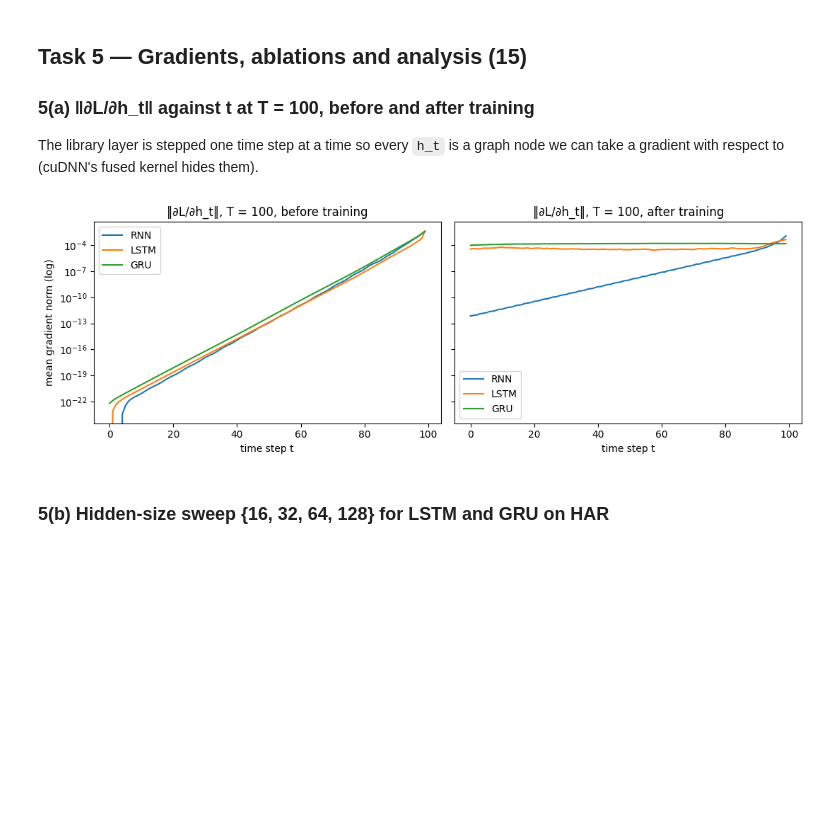
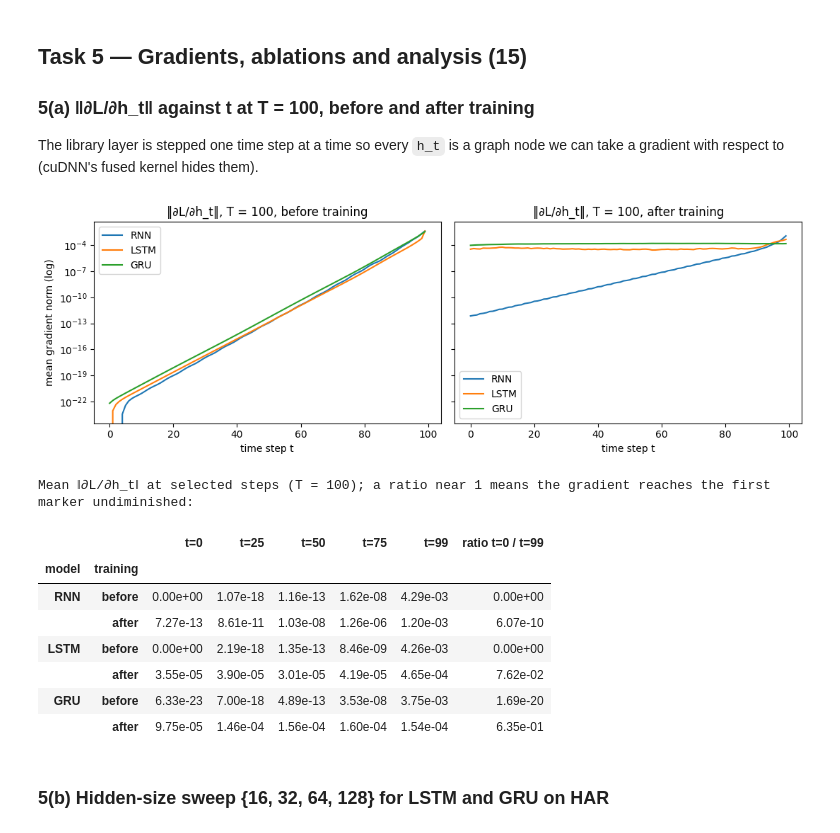
Before and after one commit to Rakshanthamidhun/DNN_Assignment, a Jupyter notebook: problem1/problem1.ipynb, the cells around one changed output. Cells and saved outputs as stored; diff of their text form; code cells hidden in the pictures; blank space fills up the shorter version.

```diff
--- a/problem1/problem1.ipynb
+++ b/problem1/problem1.ipynb
@@ -508,26 +642,44 @@ The library layer is stepped one time step at a time so every `h_t` is a graph n
 # %%
 def grad_norms(model, T=100, n=256):
     x, y = make_adding(n, T, 2); x, y = torch.tensor(x, device=DEVICE), torch.tensor(y, device=DEVICE)
     model.train(); state, hs = None, []
     for t in range(T):
         _, state = model.rnn(x[:, t:t+1], state)         # one step; state h: (1, B, h)  (LSTM: (h, c))
         h_t = state[0] if model.kind == "lstm" else state
         h_t.retain_grad(); hs.append(h_t)                 # h_t is what the next step consumes
     loss = mse(model.head(hs[-1][0]), y); loss.backward()
     return np.array([h.grad[0].norm(dim=1).mean().item() for h in hs])
 
 T_G = 100 if 100 in ADD_TS else ADD_TS[0]
-fig, ax = plt.subplots(1, 2, figsize=(11, 3.8), sharey=True)
+fig, ax = plt.subplots(1, 2, figsize=(11, 3.8), sharey=True); gn_table = {}
 for kind, c in zip(["rnn","lstm","gru"], ["C0","C1","C2"]):
     set_seed(SEEDS[0]); fresh = SeqModel(kind, 2, HIDDEN, 1).to(DEVICE)
     trained = next(r["net"] for r in add_runs if r["model"] == kind and r["T"] == T_G and r["seed"] == SEEDS[0])
-    ax[0].plot(grad_norms(fresh, T_G), c=c, label=kind.upper()); ax[1].plot(grad_norms(trained, T_G), c=c, label=kind.upper())
+    g0, g1 = grad_norms(fresh, T_G), grad_norms(trained, T_G); gn_table[kind] = (g0, g1)
+    ax[0].plot(g0, c=c, label=kind.upper()); ax[1].plot(g1, c=c, label=kind.upper())
 for a, t in zip(ax, ["before training", "after training"]):
     a.set_yscale("log"); a.set_xlabel("time step t"); a.set_title(f"‖∂L/∂h_t‖, T = {T_G}, {t}"); a.legend()
 ax[0].set_ylabel("mean gradient norm (log)")
 plt.tight_layout(); plt.savefig(f"{FIG}/grad_norm_vs_t.png", dpi=150); plt.show()
+rows = []
+for kind, (g0, g1) in gn_table.items():
+    for when, g in [("before", g0), ("after", g1)]:
+        rows.append({"model": kind.upper(), "training": when, **{f"t={t}": g[t] for t in [0, 25, 50, 75, T_G - 1]},
+                     "ratio t=0 / t=99": g[0] / g[-1]})
+gt = pd.DataFrame(rows).set_index(["model", "training"])
+print(f"Mean ‖∂L/∂h_t‖ at selected steps (T = {T_G}); a ratio near 1 means the gradient reaches the first marker undiminished:")
+with pd.option_context("display.float_format", "{:.2e}".format): display(gt)
 # %% [output]
 [figure]
+Mean ‖∂L/∂h_t‖ at selected steps (T = 100); a ratio near 1 means the gradient reaches the first marker undiminished:
+|  |  | t=0 | t=25 | t=50 | t=75 | t=99 | ratio t=0 / t=99 |
+| model | training |  |  |  |  |  |  |
+| RNN | before | 0.00e+00 | 1.07e-18 | 1.16e-13 | 1.62e-08 | 4.29e-03 | 0.00e+00 |
+|  | after | 7.27e-13 | 8.61e-11 | 1.03e-08 | 1.26e-06 | 1.20e-03 | 6.07e-10 |
+| LSTM | before | 0.00e+00 | 2.19e-18 | 1.35e-13 | 8.46e-09 | 4.26e-03 | 0.00e+00 |
+|  | after | 3.55e-05 | 3.90e-05 | 3.01e-05 | 4.19e-05 | 4.65e-04 | 7.62e-02 |
+| GRU | before | 6.33e-23 | 7.00e-18 | 4.89e-13 | 3.53e-08 | 3.75e-03 | 1.69e-20 |
+|  | after | 9.75e-05 | 1.46e-04 | 1.56e-04 | 1.60e-04 | 1.54e-04 | 6.35e-01 |
 # %% [markdown]
 ### 5(b) Hidden-size sweep {16, 32, 64, 128} for LSTM and GRU on HAR
 # %%
```
Also changed, not shown: parts of 14 cells of this notebook.
